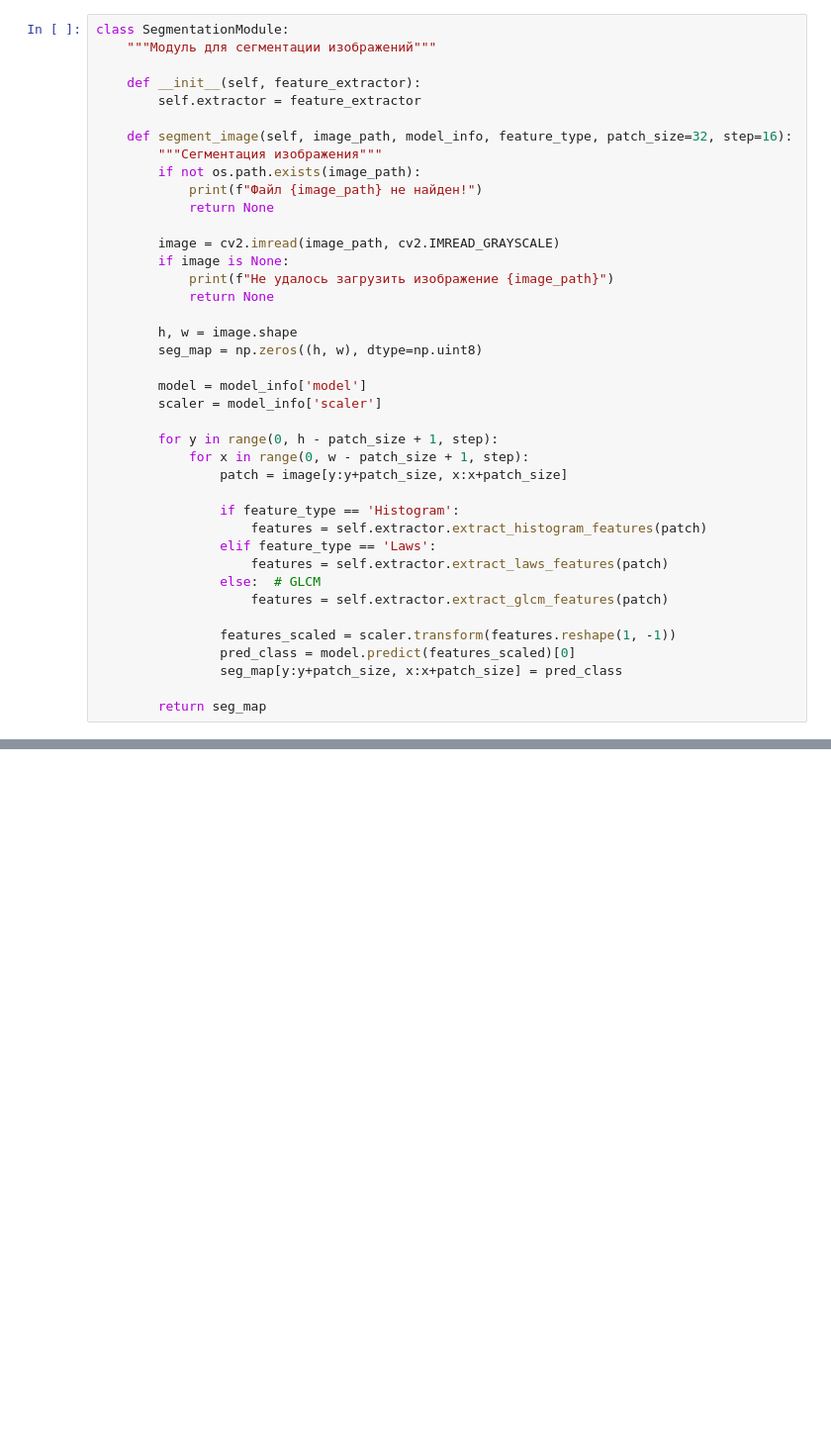
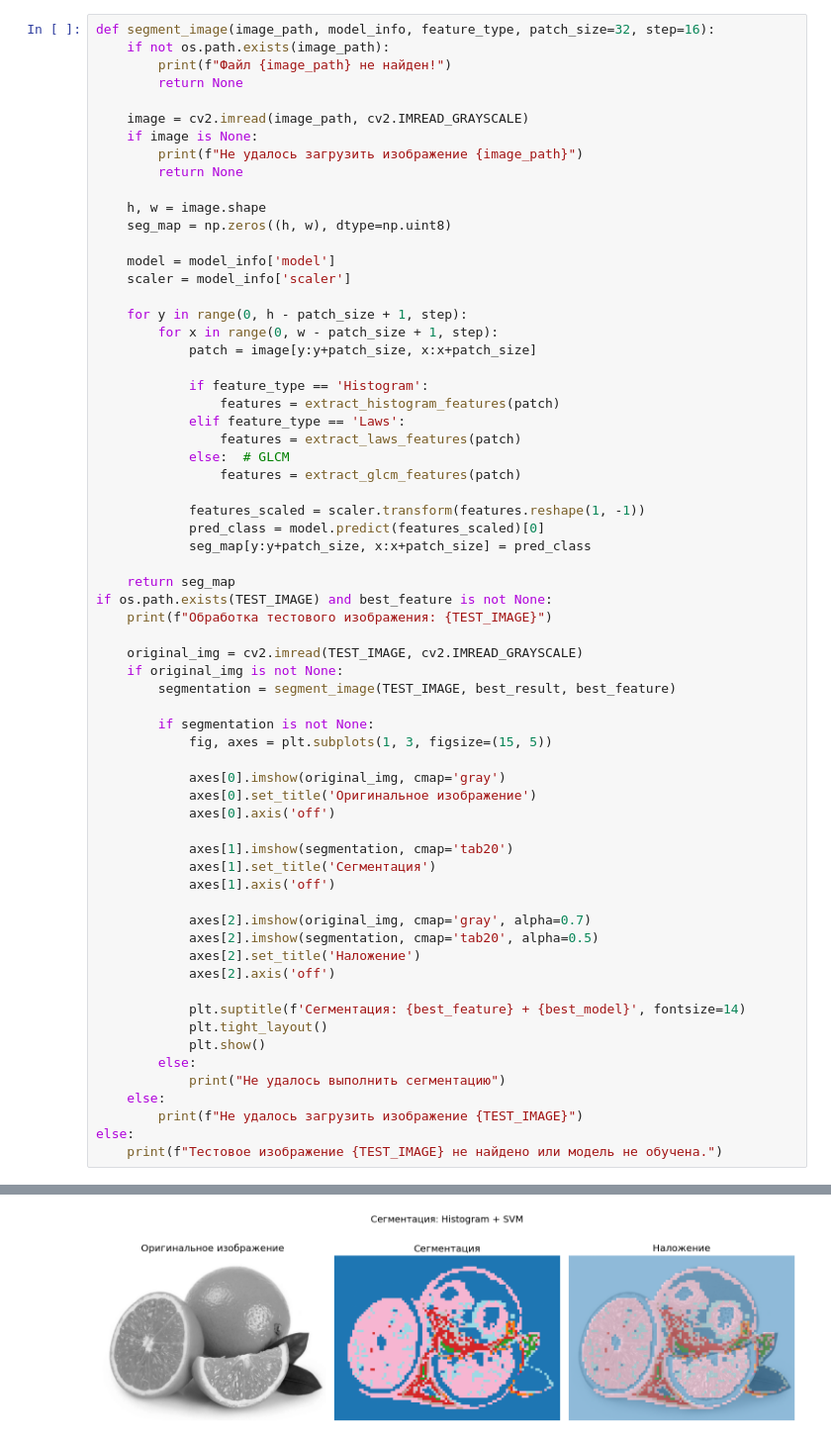
Before and after one commit to Karatel1968/ImageProcessing, a Jupyter notebook: практика_10/Practice_10.ipynb, the cells around one changed output, grey strips where cells are left out. Shown at 99% size. Saved outputs shown, nothing was run; the diff lists cells and outputs as text; blank space fills up the shorter version.

```diff
--- a/практика_10/Practice_10.ipynb
+++ b/практика_10/Practice_10.ipynb
@@ -247,40 +357,66 @@ class TextureClassifier:
 # %%
-class SegmentationModule:
-    """Модуль для сегментации изображений"""
+def segment_image(image_path, model_info, feature_type, patch_size=32, step=16):
+    if not os.path.exists(image_path):
+        print(f"Файл {image_path} не найден!")
+        return None
 
-    def __init__(self, feature_extractor):
-        self.extractor = feature_extractor
+    image = cv2.imread(image_path, cv2.IMREAD_GRAYSCALE)
+    if image is None:
+        print(f"Не удалось загрузить изображение {image_path}")
+        return None
 
-    def segment_image(self, image_path, model_info, feature_type, patch_size=32, step=16):
-        """Сегментация изображения"""
-        if not os.path.exists(image_path):
-            print(f"Файл {image_path} не найден!")
-            return None
+    h, w = image.shape
+    seg_map = np.zeros((h, w), dtype=np.uint8)
 
-        image = cv2.imread(image_path, cv2.IMREAD_GRAYSCALE)
-        if image is None:
-            print(f"Не удалось загрузить изображение {image_path}")
-            return None
+    model = model_info['model']
+    scaler = model_info['scaler']
 
-        h, w = image.shape
-        seg_map = np.zeros((h, w), dtype=np.uint8)
+    for y in range(0, h - patch_size + 1, step):
+        for x in range(0, w - patch_size + 1, step):
+            patch = image[y:y+patch_size, x:x+patch_size]
 
-        model = model_info['model']
-        scaler = model_info['scaler']
+            if feature_type == 'Histogram':
+                features = extract_histogram_features(patch)
+            elif feature_type == 'Laws':
+                features = extract_laws_features(patch)
+            else:  # GLCM
+                features = extract_glcm_features(patch)
 
-        for y in range(0, h - patch_size + 1, step):
-            for x in range(0, w - patch_size + 1, step):
-                patch = image[y:y+patch_size, x:x+patch_size]
+            features_scaled = scaler.transform(features.reshape(1, -1))
+            pred_class = model.predict(features_scaled)[0]
+            seg_map[y:y+patch_size, x:x+patch_size] = pred_class
 
-                if feature_type == 'Histogram':
-                    features = self.extractor.extract_histogram_features(patch)
-                elif feature_type == 'Laws':
-                    features = self.extractor.extract_laws_features(patch)
-                else:  # GLCM
-                    features = self.extractor.extract_glcm_features(patch)
+    return seg_map
+if os.path.exists(TEST_IMAGE) and best_feature is not None:
+    print(f"Обработка тестового изображения: {TEST_IMAGE}")
 
-                features_scaled = scaler.transform(features.reshape(1, -1))
-                pred_class = model.predict(features_scaled)[0]
-                seg_map[y:y+patch_size, x:x+patch_size] = pred_class
+    original_img = cv2.imread(TEST_IMAGE, cv2.IMREAD_GRAYSCALE)
+    if original_img is not None:
+        segmentation = segment_image(TEST_IMAGE, best_result, best_feature)
 
-        return seg_map
+        if segmentation is not None:
+            fig, axes = plt.subplots(1, 3, figsize=(15, 5))
+
+            axes[0].imshow(original_img, cmap='gray')
+            axes[0].set_title('Оригинальное изображение')
+            axes[0].axis('off')
+
+            axes[1].imshow(segmentation, cmap='tab20')
+            axes[1].set_title('Сегментация')
+            axes[1].axis('off')
+
+            axes[2].imshow(original_img, cmap='gray', alpha=0.7)
+            axes[2].imshow(segmentation, cmap='tab20', alpha=0.5)
+            axes[2].set_title('Наложение')
+            axes[2].axis('off')
+
+            plt.suptitle(f'Сегментация: {best_feature} + {best_model}', fontsize=14)
+            plt.tight_layout()
+            plt.show()
+        else:
+            print("Не удалось выполнить сегментацию")
+    else:
+        print(f"Не удалось загрузить изображение {TEST_IMAGE}")
+else:
+    print(f"Тестовое изображение {TEST_IMAGE} не найдено или модель не обучена.")
+# %% [output]
@@ -286,0 +424 @@ class SegmentationModule:
+[figure, added]
```
Also changed, not shown: parts of 14 cells of this notebook, 6 other files.
